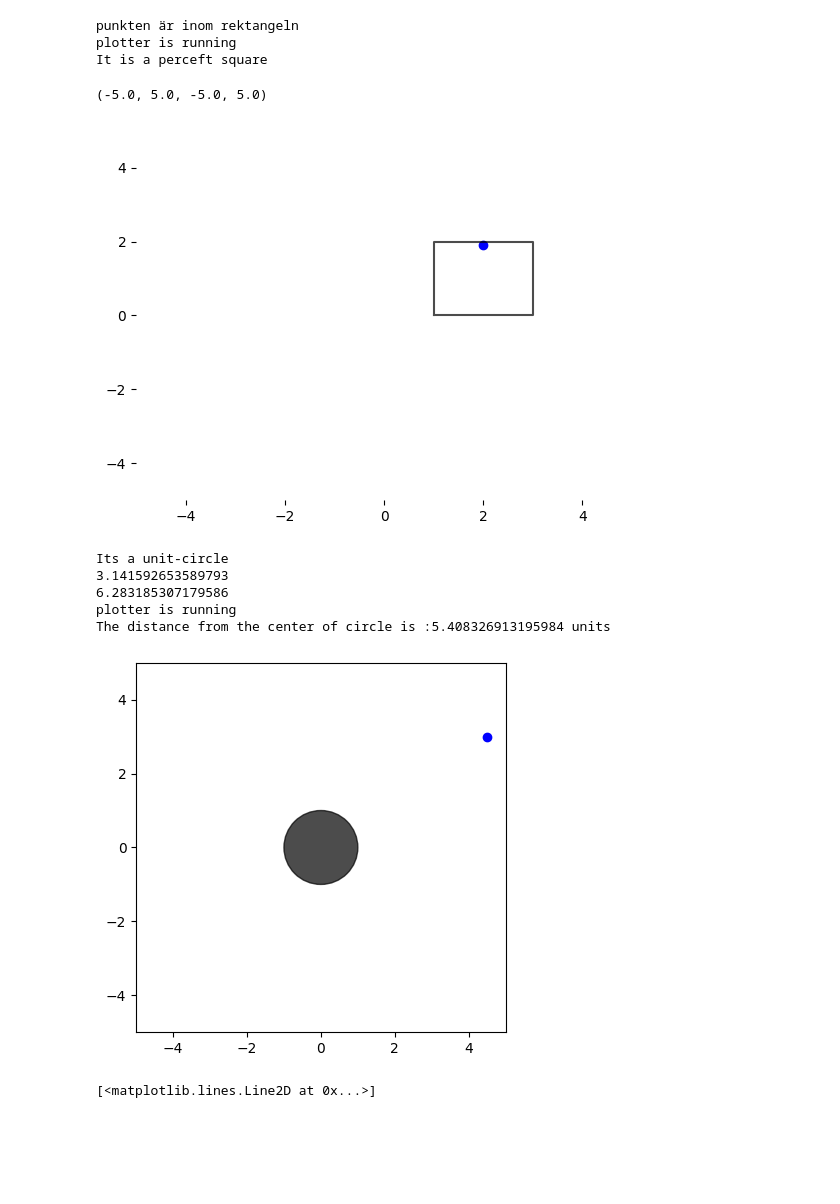
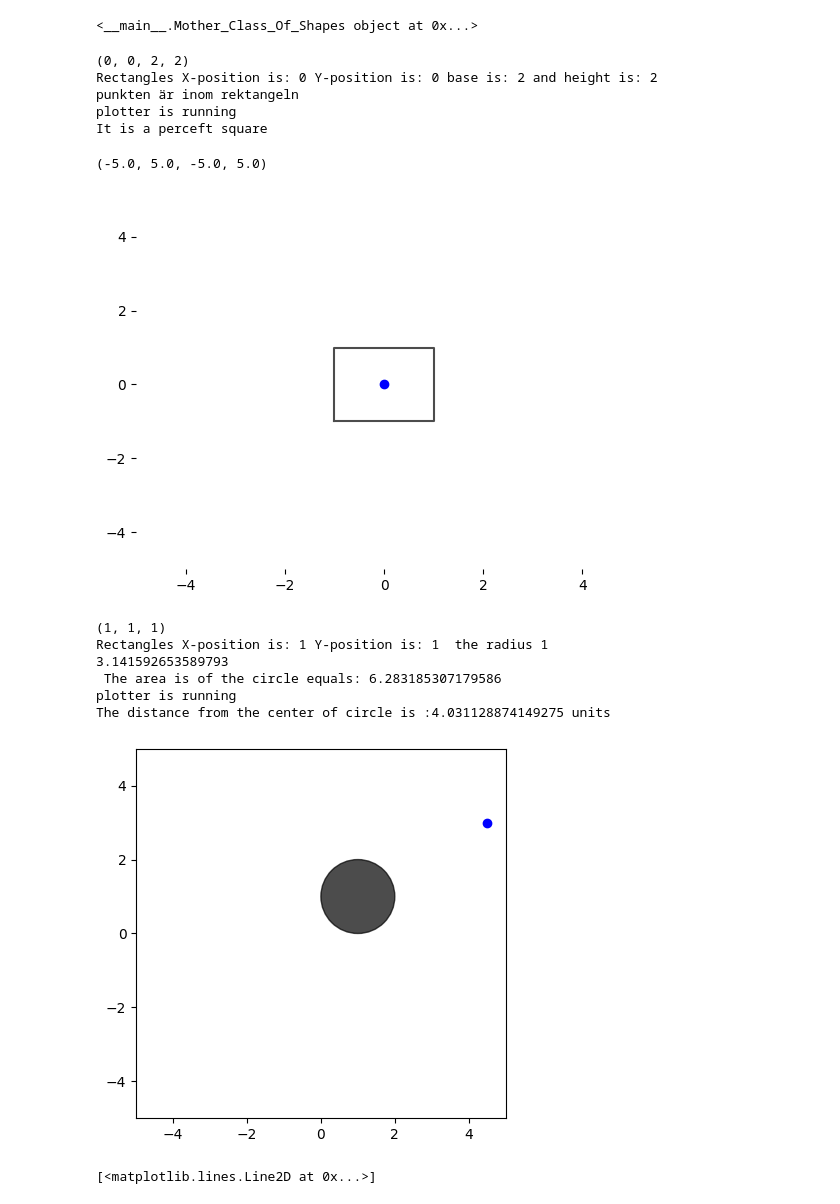
Before and after one commit to MxLied/Phyton-Max-Liedman, a Jupyter notebook: Labs och Explorations/tuto.ipynb, the cells around one changed output. Cells and saved outputs as stored; diff of their text form; code cells hidden in the pictures; blank space fills up the shorter version.

Commit message:
tuto_mother_test

```diff
--- a/Labs och Explorations/tuto.ipynb
+++ b/Labs och Explorations/tuto.ipynb
@@ -1,18 +27,22 @@
+# %%
+xd = Mother_Class_Of_Shapes(1,1)
+print(xd)
+# %% [output]
+<__main__.Mother_Class_Of_Shapes object at 0x...>
 # %%
-
 import matplotlib.pyplot as plt
+from __future__ import annotations
 #TODO  make better named varibales,
 #TODO comment code,
 #TODO describe the order how it creates a square the logic behind thelists
 
-class Rectangle():
+class Rectangle(Mother_Class_Of_Shapes):
     """Creates rectangle, plots rectangle calculates area, calculates circumference"""
-    def __init__(self, height:float, width:float, center_point_x:float, center_point_y:float):
+    def __init__(self, height:float, width:float ,center_point_x: float, center_point_y: float, ):
+        super().__init__(center_point_x, center_point_y)
 
         self.height = height
         self.width = width
-        self.center_point_x = center_point_x
-        self.center_point_y = center_point_y
 
  ##  ## calculates area
     def rectangle_area(self):
@@ -23,11 +53,6 @@ class Rectangle():
     def rectangle_circumference(self):
         print("The circumference is:")
         return self.height*2+self.width*2
-
- ##  ## moves square in axis
-    def transalte(self, x_offsett, y_offsett):
-        self.center_point_x = x_offsett
-        self.center_point_y = y_offsett
 
  ##  ## Check if it is a square
     def Sqaure_checker(self):
@@ -66,17 +91,25 @@ class Rectangle():
              self.center_point_y - self.height/2  <= point_y_positioner <= self.center_point_y + self.height/2 ):
             print("punkten är inom rektangeln")
 
+    def __repr__(self) -> str:
+        return (self.center_point_x,self.center_point_y,self.width,self.height)
 
-newRectangle = Rectangle(2, 2, 1, 1)
+    def __str__(self) -> str:
+        return f"Rectangles X-position is: {self.center_point_x} Y-position is: {self.center_point_y} base is: {self.width} and height is: {self.height}"
+
+################################################################################################################
+
+
+newRectangle = Rectangle(2, 2, 0, 0)
 # newRectange1 = Rectangle(2, 2, 0,0)
 
 # print(f" {newRectangle} == {newRectange1}, {newRectangle==newRectange1}")
 # newRectange1.plot('r')
-
+# print(newRectangle.__repr__())
+print(newRectangle.__str__())
 #calculates area
 # newRectangle.transalte(0,0)
-
-newRectangle.point_plot(2,1.9)
+newRectangle.point_plot(0,0)
 newRectangle.plot()
 newRectangle.Sqaure_checker()
 
@@ -89,15 +122,18 @@ newRectangle.Sqaure_checker()
 plt.box(False)
 plt.axis([-5, 5, -5, 5])
 
+
 ## PLT.SHOW
 
 #TODO getter and setter
 # %% [output]
+(0, 0, 2, 2)
+Rectangles X-position is: 0 Y-position is: 0 base is: 2 and height is: 2
 punkten är inom rektangeln
 plotter is running
 It is a perceft square
 (-5.0, 5.0, -5.0, 5.0)
-[figure, old version]
+[figure, new version]
 # %%
 # if  (point_x_positioner > self.width >= square_in_dot):
         #     print("hej2")
@@ -112,23 +148,18 @@ It is a perceft square
 import matplotlib.pyplot as plt
 import math
 
-class Circle():
-    def __init__(self, radius, center_point_x,  center_point_y ):
+class Circle(Mother_Class_Of_Shapes):
+    def __init__(self, radius:float, center_point_x: float, center_point_y: float):
+        super().__init__(center_point_x, center_point_y)
         self.radius = radius
-        self.center_point_x = center_point_x
-        self.center_point_y = center_point_y
 
 
     def circle_area(self):
         return print(math.pi * self.radius**2)
 
     def circle_circumference(self):
-        return print(2 * math.pi * self.radius**2)
+        return print(f" The area is of the circle equals: {2 * math.pi * self.radius**2}")
 
-     ##  ## moves square in axis
-    def transalte(self, x_offsett, y_offsett):
-        self.center_point_x = x_offsett
-        self.center_point_y = y_offsett
 
     def plot(self, color = 'k'):
         print("plotter is running")
@@ -161,38 +192,51 @@ class Circle():
             return print("The two Circles are the SAME size")
         else: return print ("The two Circles are NOT the same size")
 
 
-cirkel1 = Circle(1,0,0)
+
+######################################## Reper and Str
+    def __repr__(self):
+        return (self.center_point_x,self.center_point_y, self.radius)
+
+    def __str__(self) -> str:
+        return (f"Rectangles X-position is: {self.center_point_x} Y-position is: {self.center_point_y}  the radius {self.radius}")
+
+
+cirkel1 = Circle(1,1,1)
+print(cirkel1.__repr__())
+print(cirkel1.__str__())
+# cirkel1.transalte(2,2)
 # cirkel2 = Circle(1,0,0)
 # print(f" {cirkel1} == {cirkel2}, {cirkel1 == cirkel2}")
 # cirkel2.plot("r")
 cirkel1.is_unit_circle()
 cirkel1.circle_area()
 cirkel1.circle_circumference()
 
 
 
 #cirkel1.plot()
 
 
 
 plt.axis([-5, 5, -5, 5])
 ax = cirkel1.plot()
 cirkel1.point_plot(4.5,3)
 ax.set_aspect(1)
 
 
 # cirkel1.plot()
 # plt.axis([-5, 5, -5, 5])
 
 # plt.axis([-5, 5, -5, 5])
 # %% [output]
-Its a unit-circle
+(1, 1, 1)
+Rectangles X-position is: 1 Y-position is: 1  the radius 1
 3.141592653589793
-6.283185307179586
+ The area is of the circle equals: 6.283185307179586
 plotter is running
-The distance from the center of circle is :5.408326913195984 units
+The distance from the center of circle is :4.031128874149275 units
-[figure, old version]
+[figure, new version]
 # %%
 plt.plot(0,0,'r')
 # %% [output]
```
Also changed, not shown: parts of 1 cell of this notebook, 1 other file.
